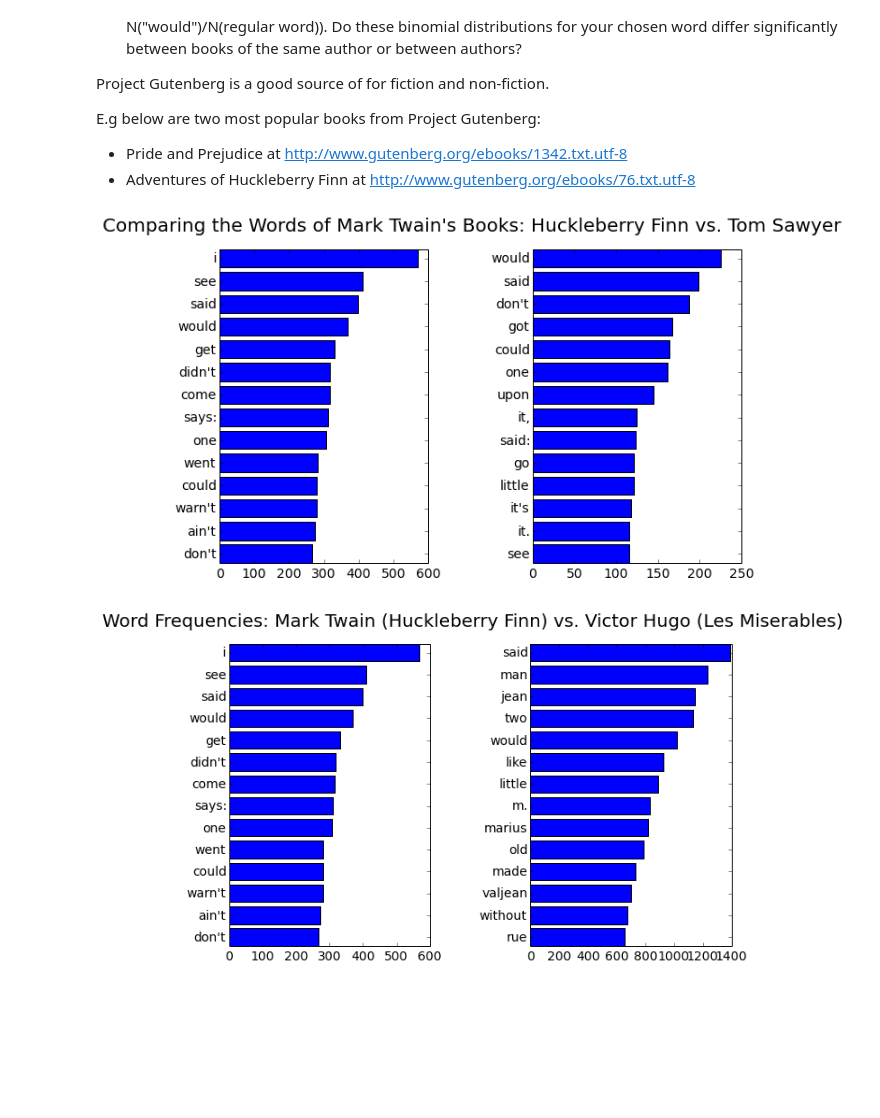
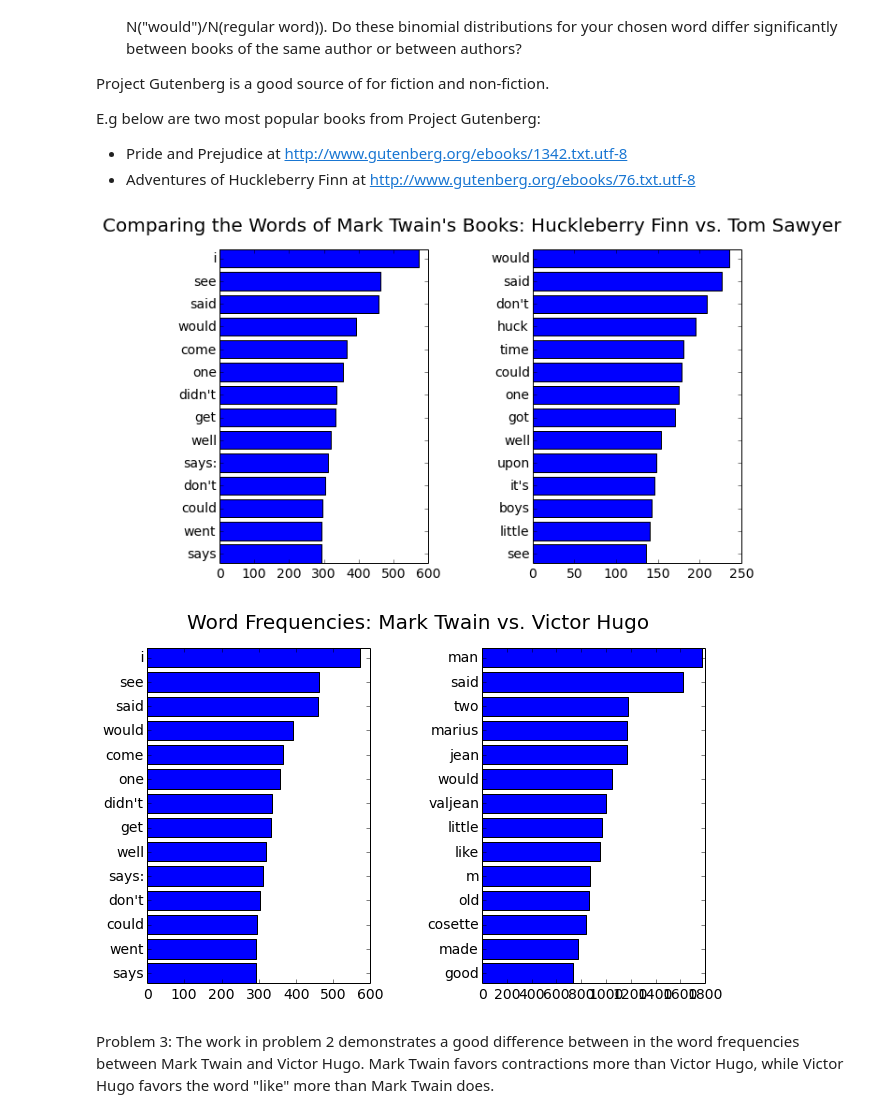
Before and after one commit to fdac/Assignment1, a Jupyter notebook: Assignment1.ipynb, the cells around one changed output. Cells and saved outputs as stored; diff of their text form; code cells hidden in the pictures; blank space fills up the shorter version.

```diff
--- a/Assignment1.ipynb
+++ b/Assignment1.ipynb
@@ -175,30 +195,35 @@ E.g below are two most popular books from Project Gutenberg:
 - Pride and Prejudice at http://www.gutenberg.org/ebooks/1342.txt.utf-8
 - Adventures of Huckleberry Finn at http://www.gutenberg.org/ebooks/76.txt.utf-8
 # %%
+# Problem 1
 # Compare the word frequencies for two works of a single author
 # (Mark Twain)
 
 # build the wf lists, re-using the code from the examples
 # Adventures of Huckleberry Finn
-wf_hf = get_wf('http://www.gutenberg.org/ebooks/76.txt.utf-8')
+(wf_hf,tw_hf) = get_wf('http://www.gutenberg.org/ebooks/76.txt.utf-8')
 # The Adventures of Tom Sawyer
-wf_ts = get_wf('http://www.gutenberg.org/ebooks/74.txt.utf-8')
+(wf_ts,tw_ts) = get_wf('http://www.gutenberg.org/ebooks/74.txt.utf-8')
 
 # plot the wf lists, again re-using the above code
 plotTwoLists(wf_hf, wf_ts, 'Comparing the Words of Mark Twain\'s Books: Huckleberry Finn vs. Tom Sawyer')
 # %% [output]
-[figure, old version]
+[figure, new version]
 # %%
-# Compare the word frequencies for works of two different authors
-# (Mark Twain vs. Victor Hugo)
+# Problem 2
+# Compare the word frequencies for the most popular works
+# of two different authors (Mark Twain vs. Victor Hugo)
 
 # build the wf lists, re-using the code from the examples
-# Adventures of Huckleberry Finn
-wf_hf = get_wf('http://www.gutenberg.org/ebooks/76.txt.utf-8')
-# Les Miserables
-wf_lm = get_wf('http://www.gutenberg.org/ebooks/135.txt.utf-8')
+# Mark Twain (Huckleberry Finn)
+(wf_mt,tw_mt) = get_wf('http://www.gutenberg.org/ebooks/76.txt.utf-8')
+
+# Victor Hugo (Les Miserable)
+(wf_vh,tw_vh) = get_wf('http://www.gutenberg.org/ebooks/135.txt.utf-8')
 
 # plot the wf lists, again re-using the above code
-plotTwoLists(wf_hf, wf_lm, 'Word Frequencies: Mark Twain (Huckleberry Finn) vs. Victor Hugo (Les Miserables)')
+plotTwoLists(wf_mt, wf_vh, 'Word Frequencies: Mark Twain vs. Victor Hugo')
 # %% [output]
-[figure, old version]
+[figure, new version]
+# %% [markdown]
+Problem 3: The work in problem 2 demonstrates a good difference between in the word frequencies between Mark Twain and Victor Hugo.  Mark Twain favors contractions more than Victor Hugo, while Victor Hugo favors the word "like" more than Mark Twain does.
```
Also changed, not shown: parts of 4 cells of this notebook.
